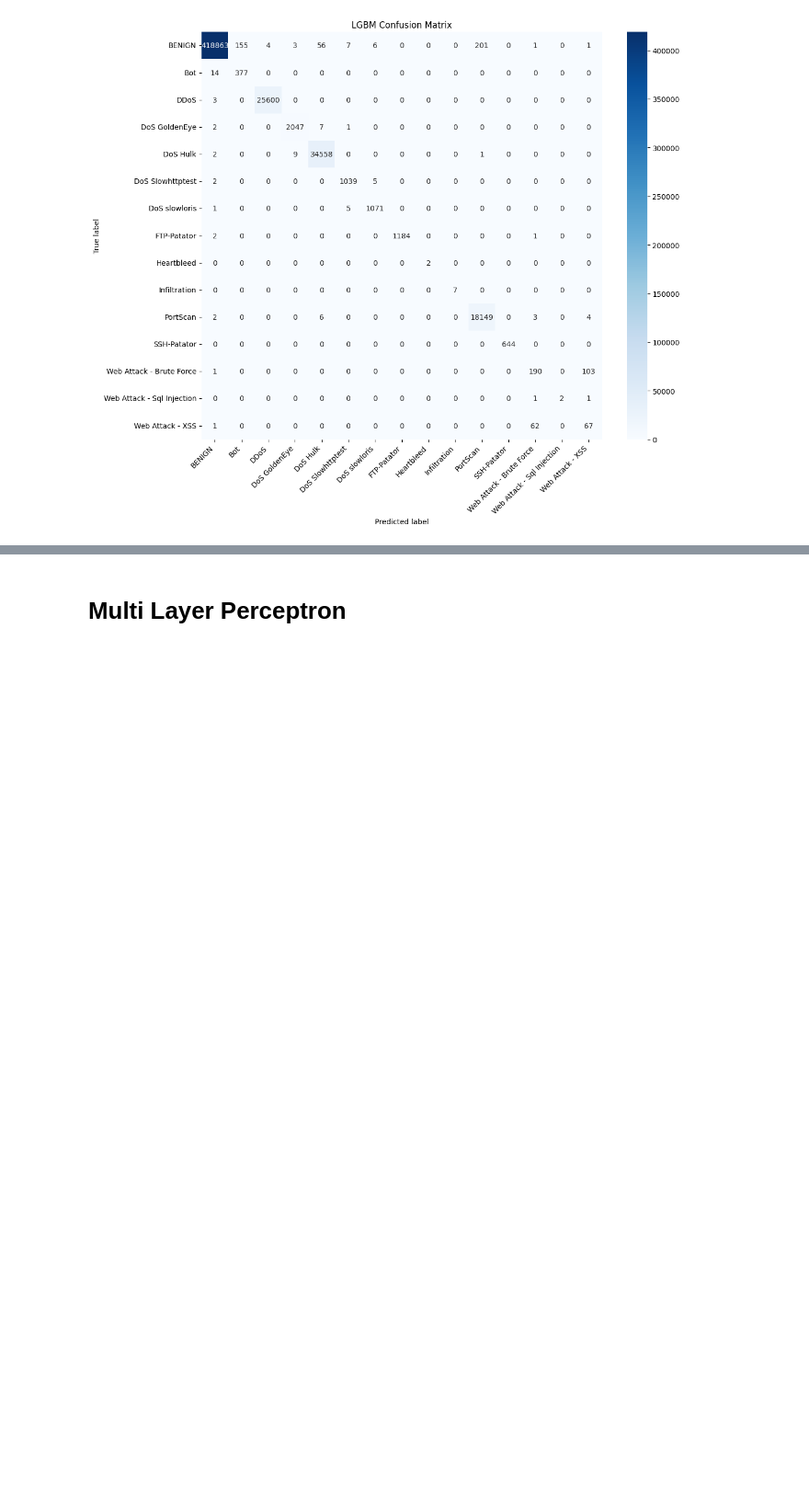
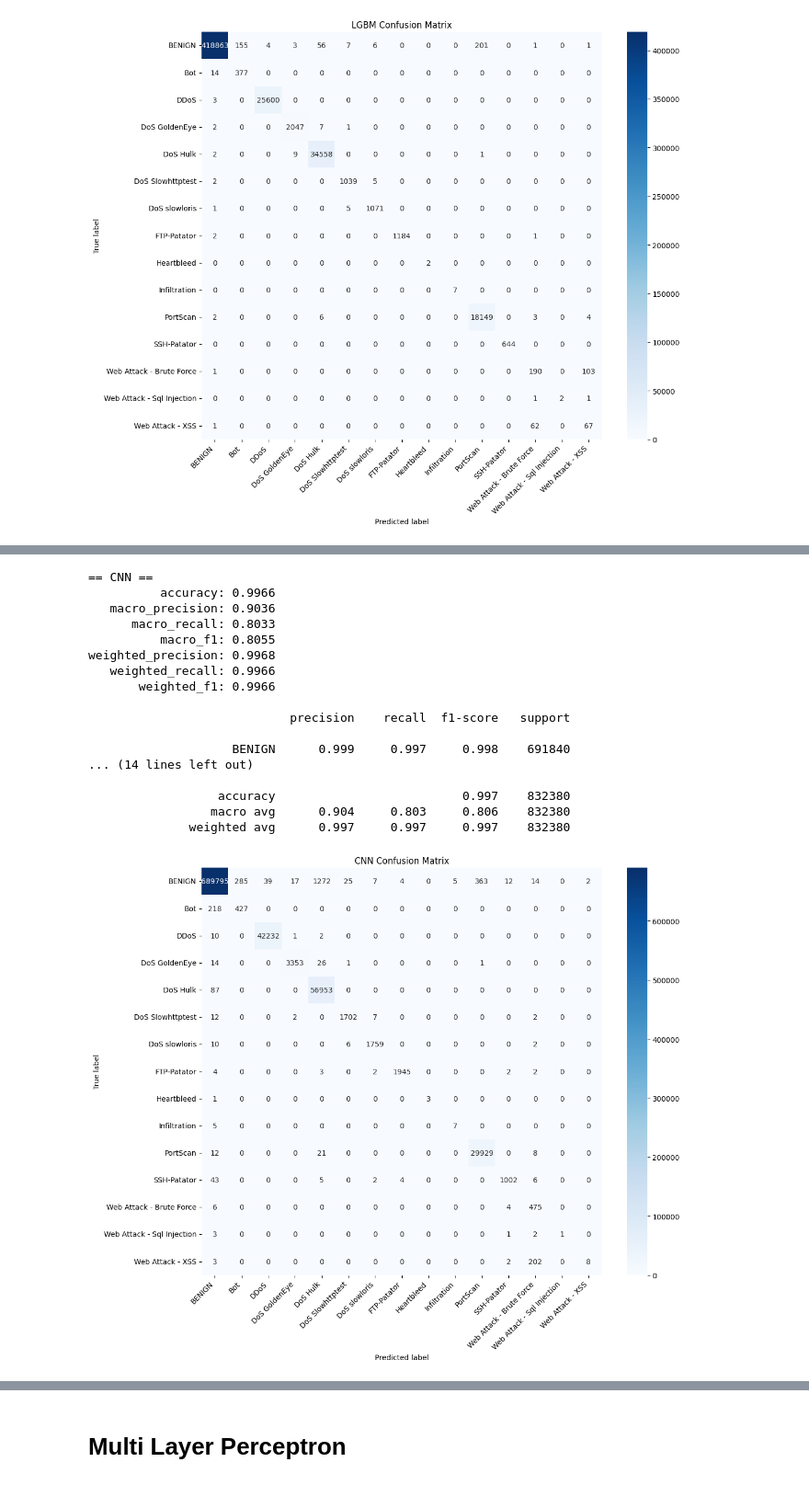
Before and after one commit to levipare/cs3540-final, a Jupyter notebook: test.ipynb, the cells around one changed output, grey strips where cells are left out. Shown at 92% size. Cells and saved outputs as stored; diff of their text form; code cells hidden in the pictures; blank space fills up the shorter version.

```diff
--- a/test.ipynb
+++ b/test.ipynb
@@ -261,0 +265,15 @@ weighted_precision: 0.9988
+# %%
+cnn_artifacts = train_cnn_classifier(
+    X_fit,
+    y_fit,
+    X_valid=X_valid,
+    y_valid=y_valid,
+    epochs=15,
+    verbose=1,
+    dropout_rate=0.0,
+    batch_size=256,
+    learning_rate=1e-3,
+    conv_filters=(64,32),
+    dense_units=64,
+    early_stopping_patience=None
+)
@@ -261,0 +319,23 @@ weighted_precision: 0.9988
+# %%
+from src.models.evaluation import evaluate_and_visualize
+y_pred = predict_labels(cnn_artifacts, X_test)
+evaluate_and_visualize(model_name="CNN", y_true=y_test, y_pred=y_pred, labels=np.unique(y_test))
+# %% [output]
+== CNN ==
+          accuracy: 0.9966
+   macro_precision: 0.9036
+      macro_recall: 0.8033
+          macro_f1: 0.8055
+weighted_precision: 0.9968
+   weighted_recall: 0.9966
+       weighted_f1: 0.9966
+
+                            precision    recall  f1-score   support
+
+                    BENIGN      0.999     0.997     0.998    691840
+... (14 lines left out)
+
+                  accuracy                          0.997    832380
+                 macro avg      0.904     0.803     0.806    832380
+              weighted avg      0.997     0.997     0.997    832380
+[figure, added]
```
Also changed, not shown: parts of 8 cells of this notebook, 2 other files.
